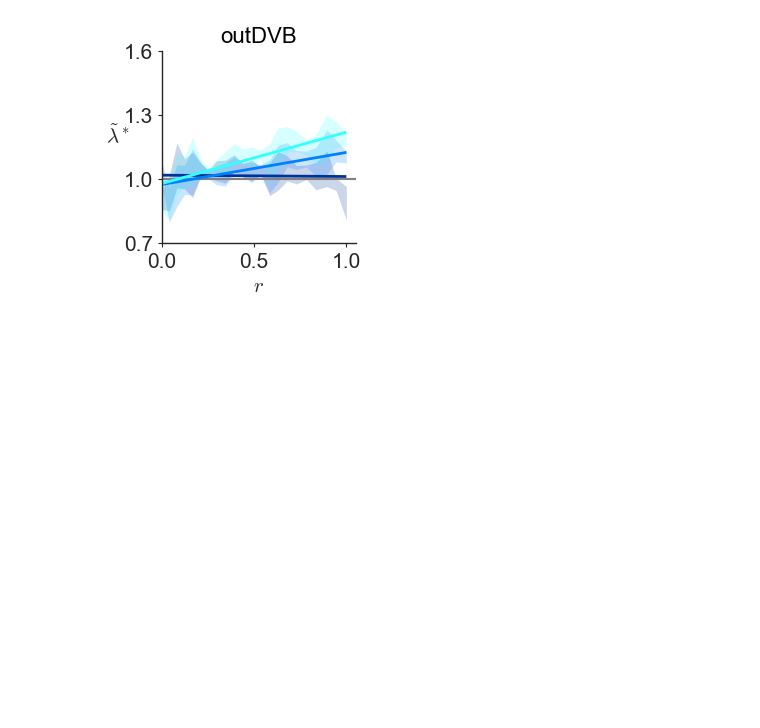
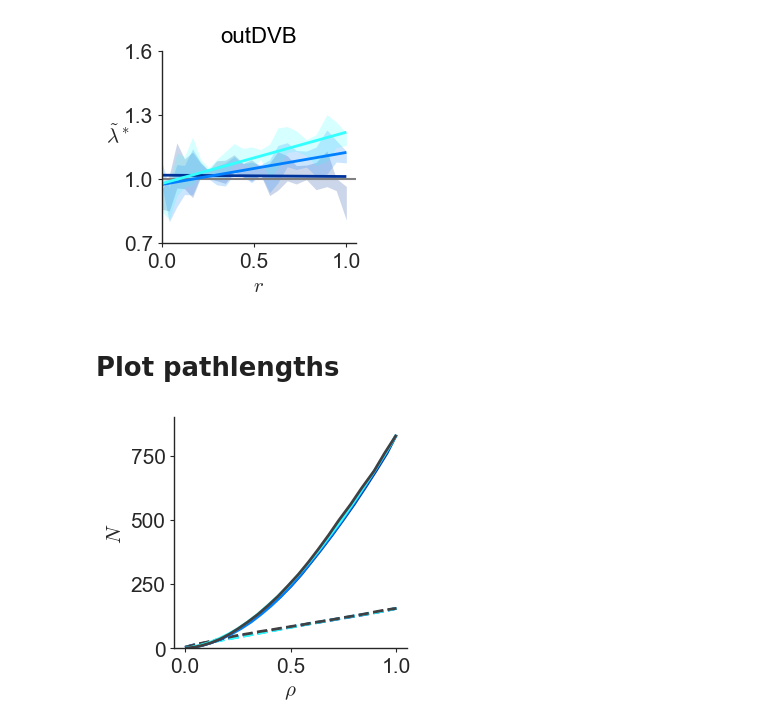
Before and after one commit to abhijeetkrishna/WDeversion_theory, a Jupyter notebook: Experiments/notebooks/visualize_lambdas.ipynb, the cells around one changed output. Drawn from its saved outputs; the diff is of its cells as text; code cells hidden in the pictures; blank space fills up the shorter version.

Commit message:
Visualize pathlengths

```diff
--- a/Experiments/notebooks/visualize_lambdas.ipynb
+++ b/Experiments/notebooks/visualize_lambdas.ipynb
@@ -100,3 +100,50 @@ for prop,ylabel in zip(props,ylabels):
 [figure]
 [figure]
 [figure]
+# %% [markdown]
+# Plot pathlengths
+# %%
+nbcols = 1
+nbrows = 1
+devstages = ['0hAPF', '2hAPF', '4hAPF']
+
+fig,ax = plt.subplots(nbrows, nbcols,
+                       figsize = (3, 3)
+                      )
+for i in [0,1]:
+    roi = rois[i]
+    if roi == 'DV':
+        linestyle = '--'
+    elif roi == 'outDV':
+        linestyle = '-'
+    for j in range(len(devstages)):
+        devstage = devstages[j]
+
+        query_str = '(devstage_final == "' + devstage + '") & (region == "' + roi + '")'
+
+        ax.set_ylim(0,900)
+        # ax.set_xlim(0,220)
+        ax.set_yticks(np.arange(0,910,250))
+
+
+        data = df_comparison.query(query_str)
+
+        x_col_mean = 'pathlength_scaled'
+        y_col_mean = 'cumcount_mean'
+
+        #ax.fill_between(stat_df[y_col_mean], stat_df[x_col_mean] - yerr, stat_df[x_col_mean] + yerr, color = colors[devstage], alpha = 0.2)
+
+        ax.plot(data[x_col_mean], data[y_col_mean], color = colors[devstage], lw = 2, label = devstage, linestyle = linestyle)
+
+    query_str = '(devstage_init == "' + 'wL3' + '") & (region == "' + roi + '")'
+    data = df_comparison.query(query_str)
+    #this will give us three sets of wL3 data, one for each devstage_final, hence we choose the first one
+    query_str = 'devstage_final == "0hAPF"'
+    data = data.query(query_str)
+    ax.plot(data['ref_pathlength_scaled'], data['cumcount_mean'], linestyle = linestyle, color = colors["wL3"], linewidth = 2, label = 'wL3')
+
+ax.set_xlabel(r'$\rho$')
+ax.set_ylabel(r'$N$')
+plt.savefig(dataout +'/' + genotype + '_rho_vs_N-noIncreaselimits.pdf',dpi = 600,bbox_inches='tight')
+# %% [output]
+[figure, added]
```
